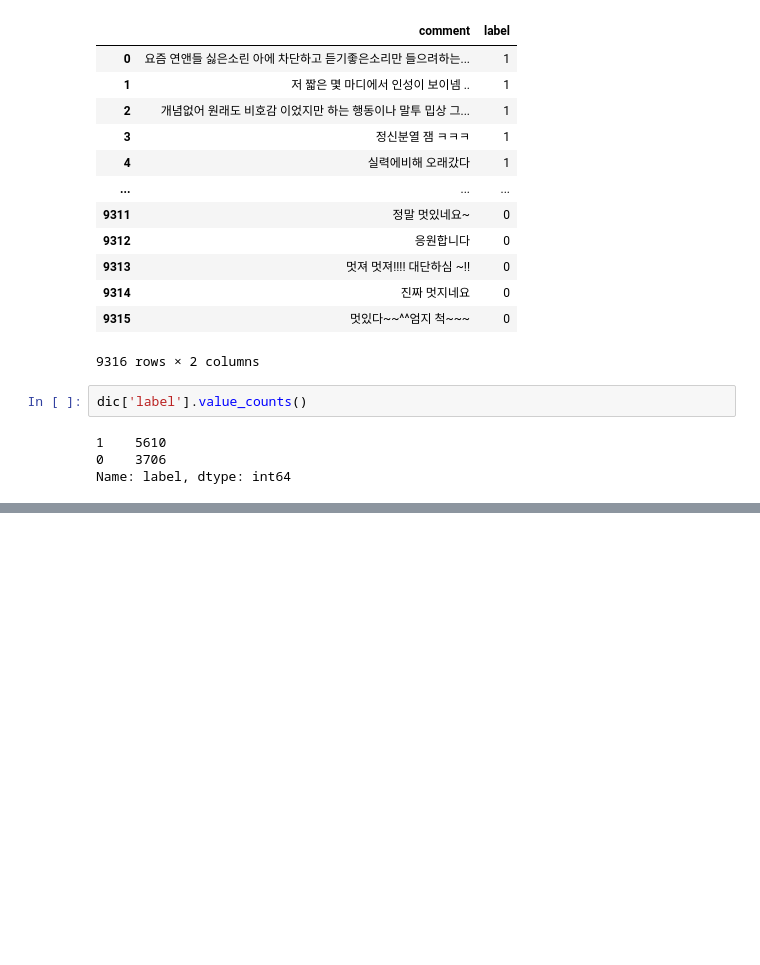
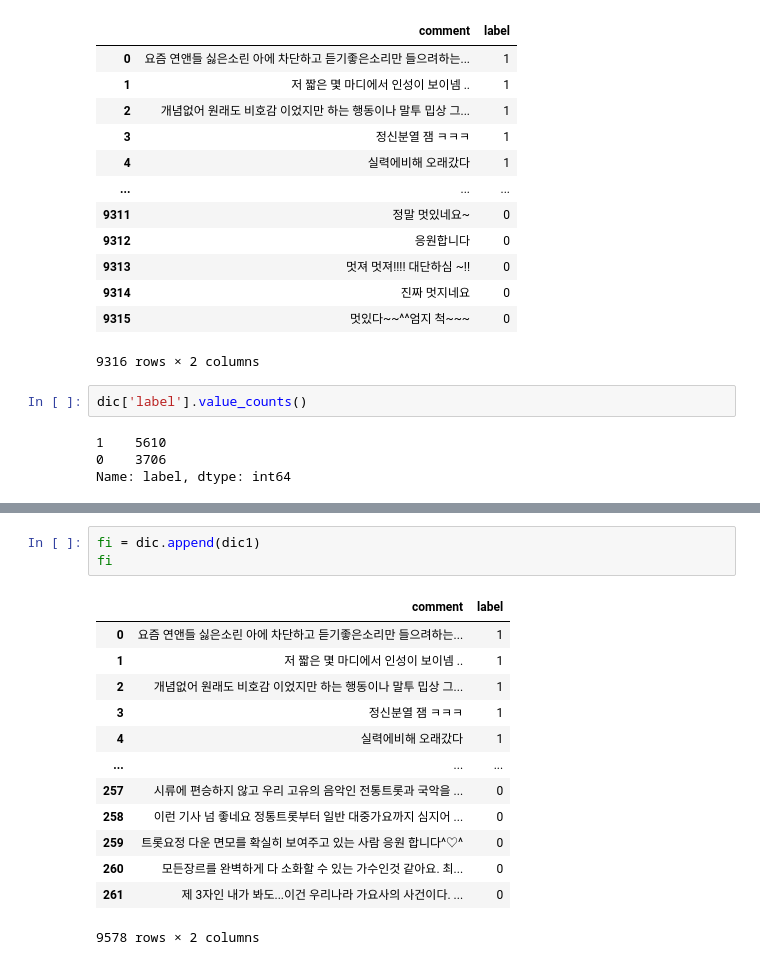
Before and after one commit to sooyeon-go/grad_project, a Jupyter notebook: comment_crawling_r/comment2_csv.ipynb, the cells around one changed output, grey strips where cells are left out. Saved outputs shown, nothing was run; the diff lists cells and outputs as text; blank space fills up the shorter version.

```diff
--- a/comment_crawling_r/comment2_csv.ipynb
+++ b/comment_crawling_r/comment2_csv.ipynb
@@ -85,0 +127,17 @@ Name: label, dtype: int64
+# %%
+fi = dic.append(dic1)
+fi
+# %% [output]
+|  | comment | label |
+| 0 | 요즘 연앤들 싫은소린 아에 차단하고 듣기좋은소리만 들으려하는... | 1 |
+| 1 | 저 짧은 몇 마디에서 인성이 보이넴 .. | 1 |
+| 2 | 개념없어 원래도 비호감 이었지만 하는 행동이나 말투 밉상 그... | 1 |
+| 3 | 정신분열 잼 ㅋㅋㅋ | 1 |
+| 4 | 실력에비해 오래갔다 | 1 |
+| ... | ... | ... |
+| 257 | 시류에 편승하지 않고 우리 고유의 음악인 전통트롯과 국악을 ... | 0 |
+| 258 | 이런 기사 넘 좋네요 정통트롯부터 일반 대중가요까지 심지어 ... | 0 |
+| 259 | 트롯요정 다운 면모를 확실히 보여주고 있는 사람 응원 합니다^♡^ | 0 |
+| 260 | 모든장르를 완벽하게 다 소화할 수 있는 가수인것 같아요. 최... | 0 |
+| 261 | 제 3자인 내가 봐도...이건 우리나라 가요사의 사건이다. ... | 0 |
+9578 rows × 2 columns
```
Also changed, not shown: parts of 2 cells of this notebook.
